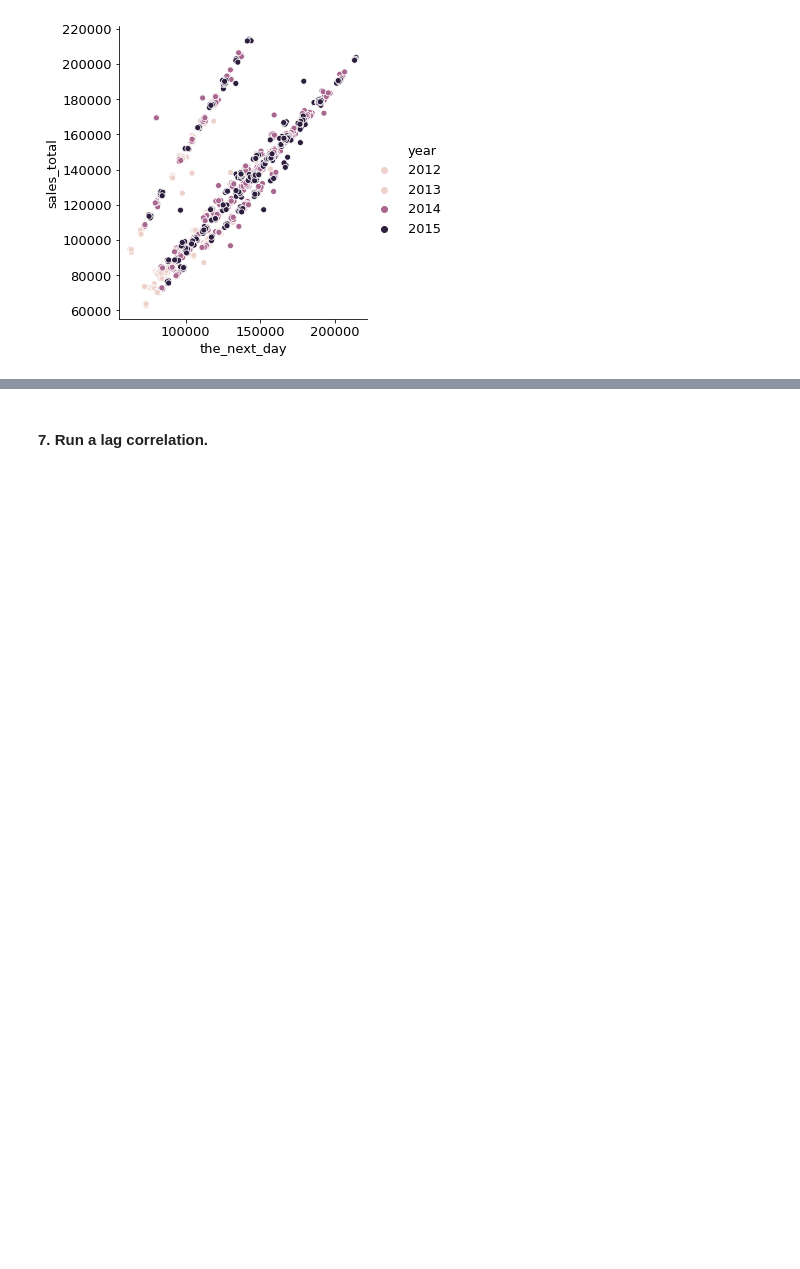
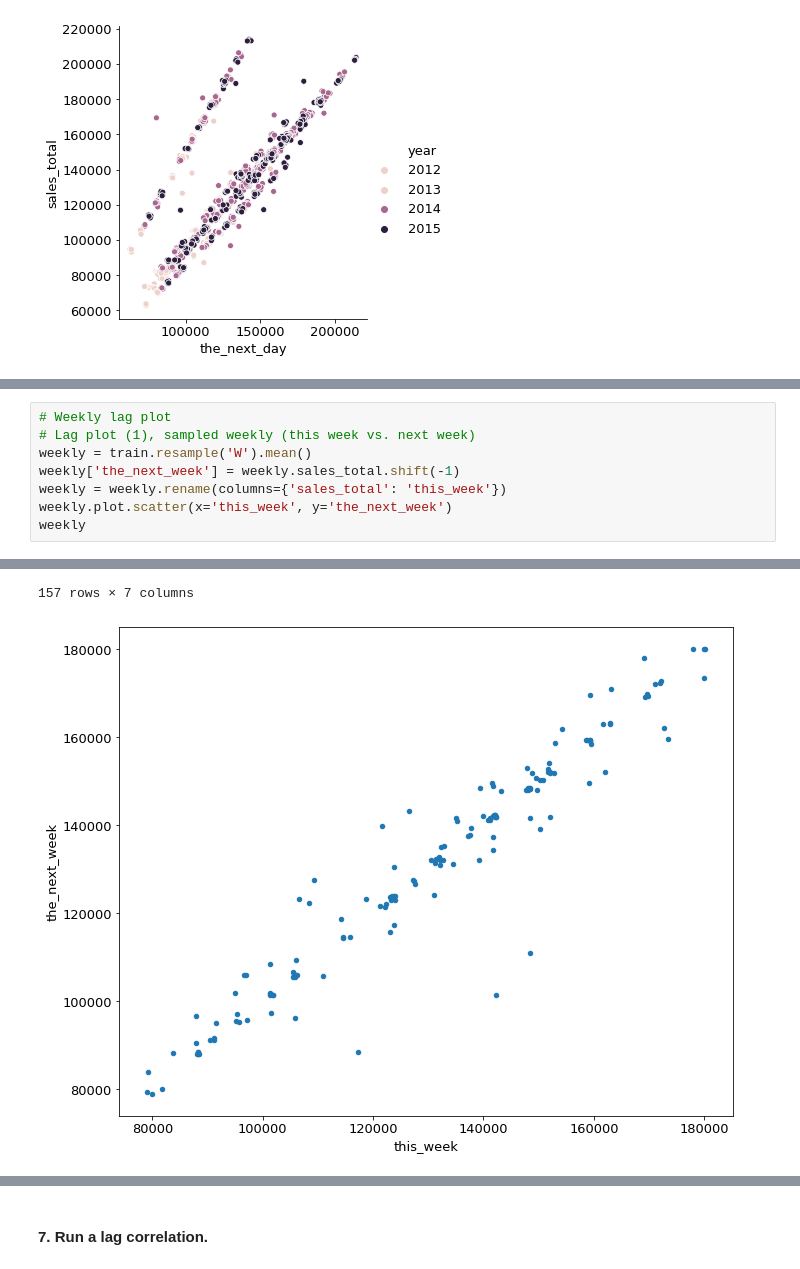
Before and after one commit to CSolitaire/time-series-exercises, a Jupyter notebook: explore.ipynb, the cells around one changed output, grey strips where cells are left out. Saved outputs shown, nothing was run; the diff lists cells and outputs as text; blank space fills up the shorter version.

```diff
--- a/explore.ipynb
+++ b/explore.ipynb
@@ -222,0 +220,9 @@ day.head()
+# %%
+# Weekly lag plot
+# Lag plot (1), sampled weekly (this week vs. next week)
+weekly = train.resample('W').mean()
+weekly['the_next_week'] = weekly.sales_total.shift(-1)
+weekly = weekly.rename(columns={'sales_total': 'this_week'})
+weekly.plot.scatter(x='this_week', y='the_next_week')
+weekly
+# %% [output]
@@ -222,0 +242,2 @@ day.head()
+157 rows × 7 columns
+[figure, added]
```
Also changed, not shown: parts of 14 cells of this notebook.
